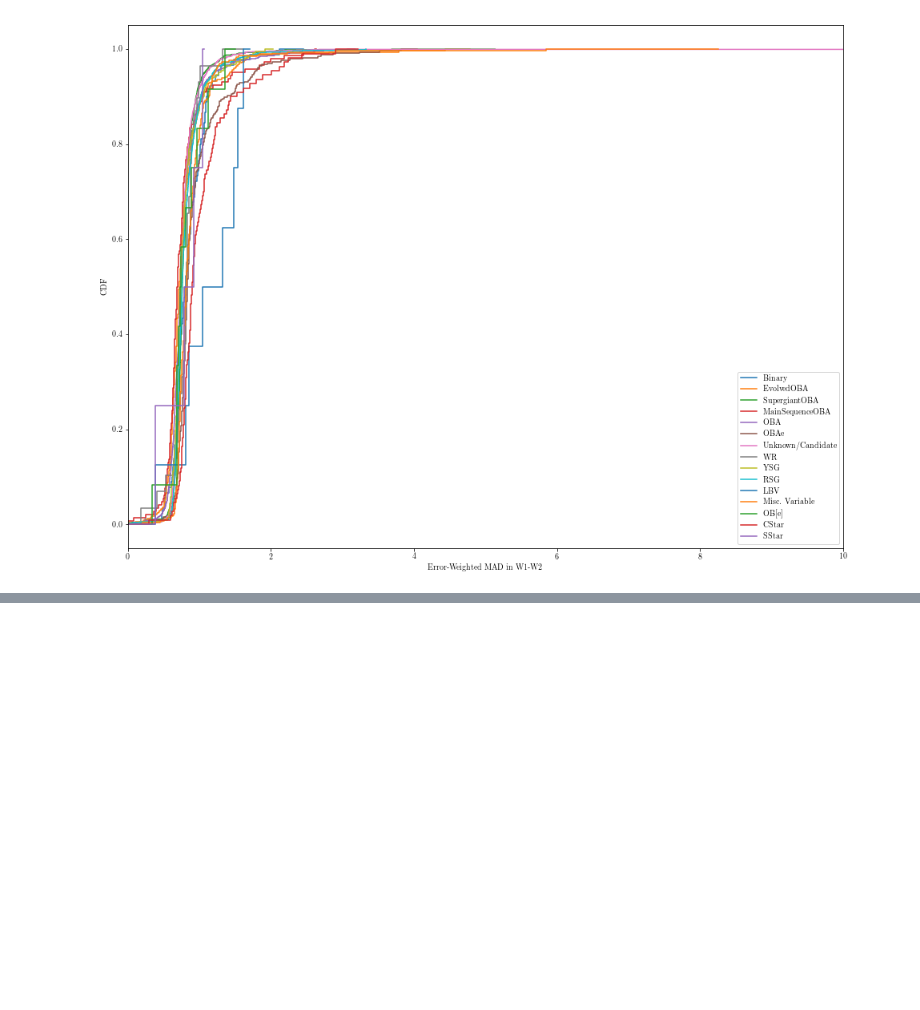
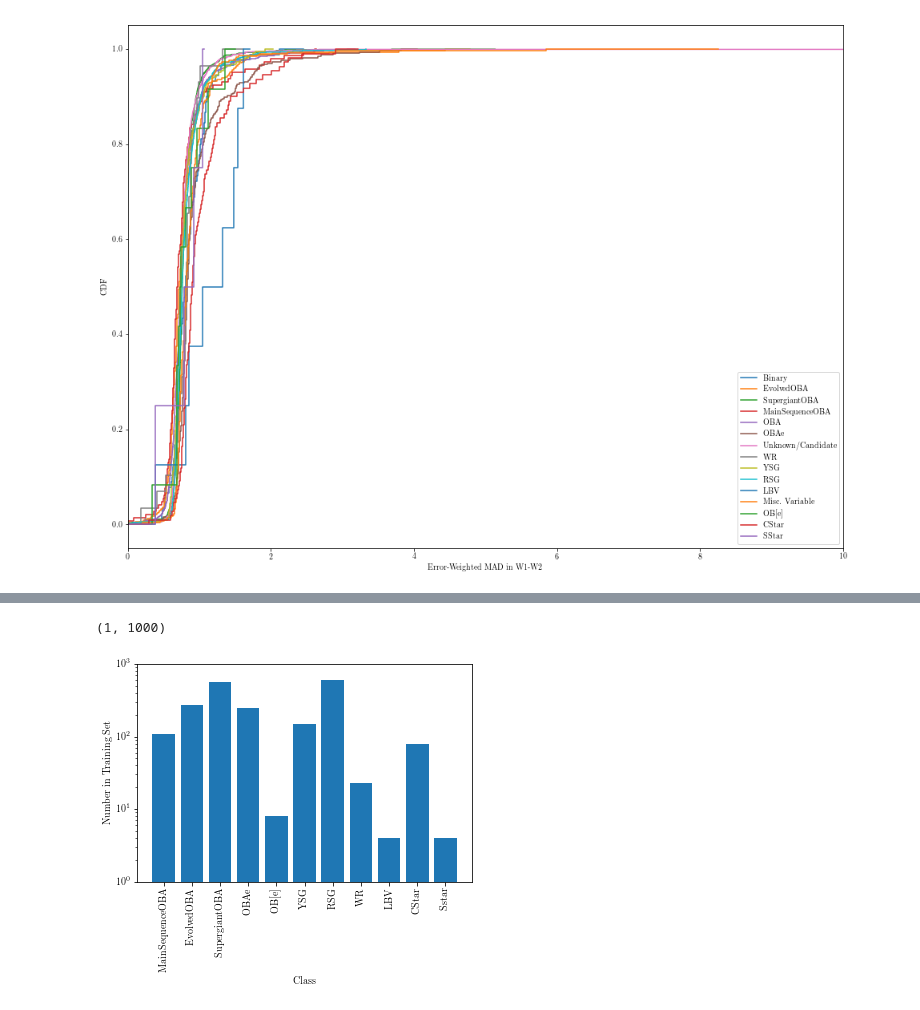
Before and after one commit to tzdwi/GaiaSprintMassive, a Jupyter notebook: WISE/code/first_order_search_for_variability.ipynb, the cells around one changed output, grey strips where cells are left out. Cells and saved outputs as stored; diff of their text form; code cells hidden in the pictures; blank space fills up the shorter version.

```diff
--- a/WISE/code/first_order_search_for_variability.ipynb
+++ b/WISE/code/first_order_search_for_variability.ipynb
@@ -350,0 +430,17 @@ plt.savefig('fraction_correct_variability.pdf');
+# %%
+#How many of each class are there in the training and test set?
+num_input = []
+test_classes = ['MainSequenceOBA','EvolvedOBA','SupergiantOBA','OBAe','OB[e]','YSG',
+                   'RSG','WR','LBV','CStar','SStar']
+for test_class in test_classes:
+    num = len(y_train[y_train == test_class])
+    num_input.append(num)
+plt.bar(np.arange(len(test_classes)),num_input)
+plt.yscale('log')
+plt.xticks(ticks=np.arange(len(pred_classes)),labels=pred_classes,rotation='vertical');
+plt.xlabel('Class')
+plt.ylabel('Number in Training Set')
+plt.ylim(1,1000)
+# %% [output]
+(1, 1000)
+[figure, added]
```
Also changed, not shown: parts of 14 cells of this notebook, 21 other files.
